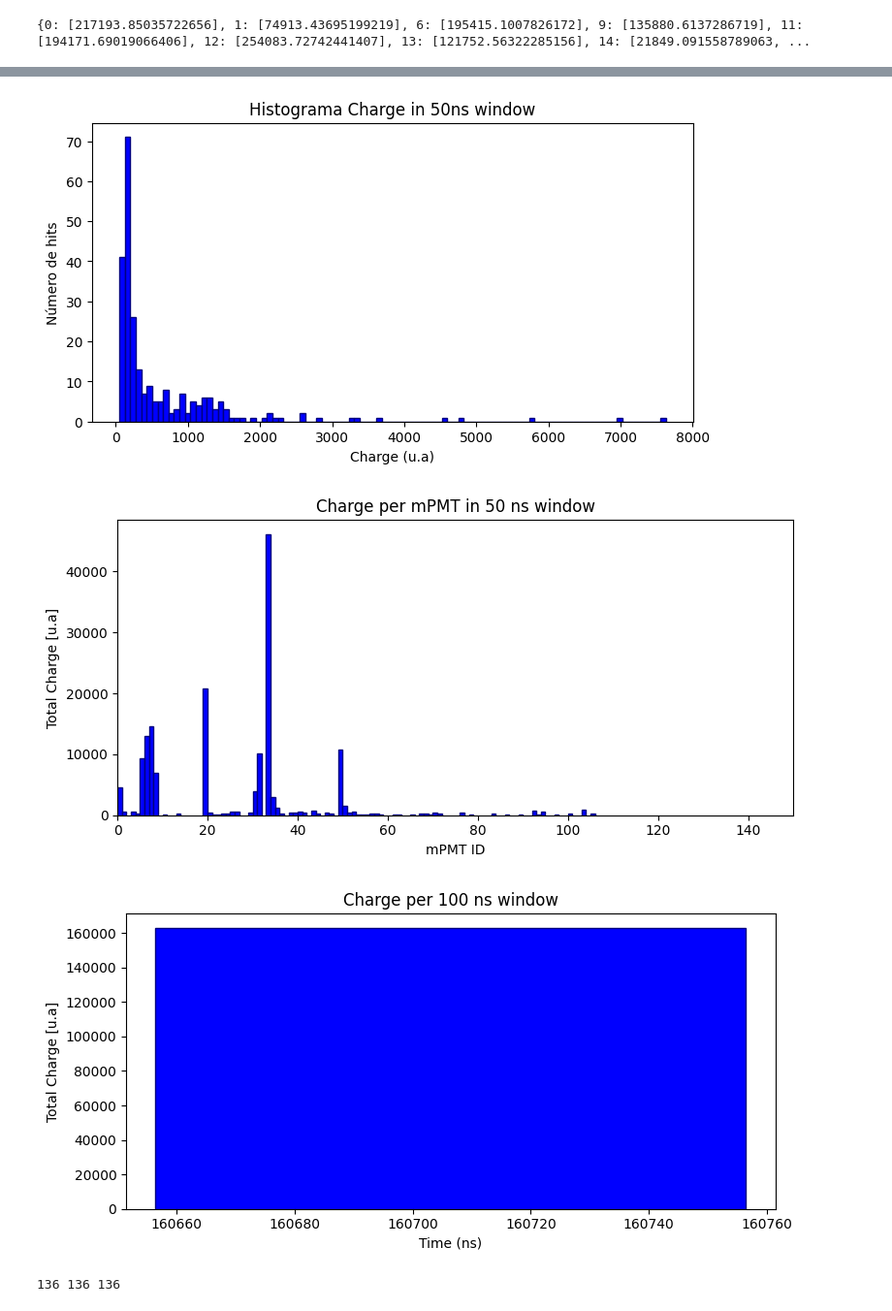
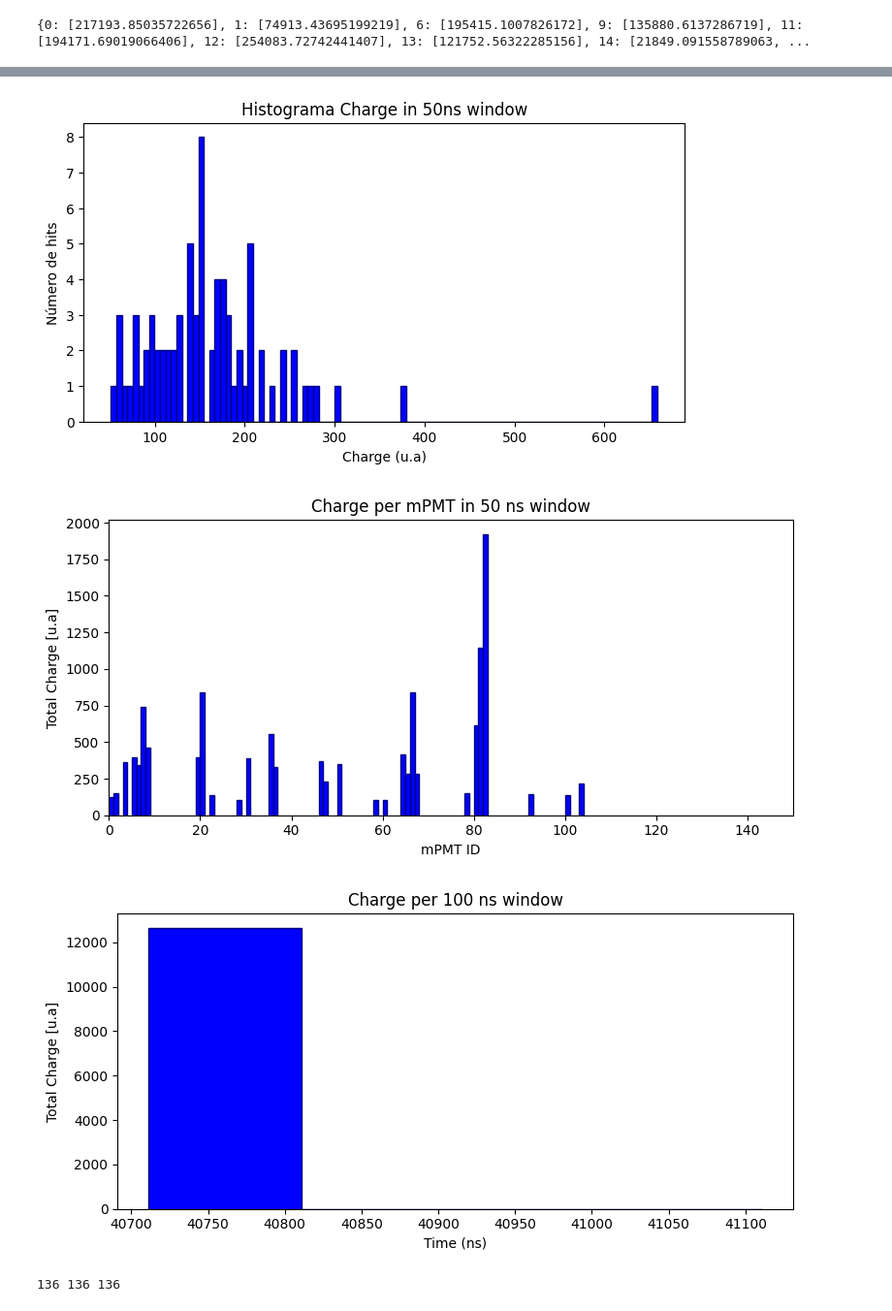
Before and after one commit to halmamol/WCTECoincidence_Analysis, a Jupyter notebook: nHits_count/jupyter_notebooks/spills_second.ipynb, the cells around one changed output, grey strips where cells are left out. Shown at 97% size. Saved outputs shown, nothing was run; the diff lists cells and outputs as text; code cells hidden in the pictures.

```diff
--- a/nHits_count/jupyter_notebooks/spills_second.ipynb
+++ b/nHits_count/jupyter_notebooks/spills_second.ipynb
@@ -132,6 +132,8 @@ en total 3698
 # %%
 trigger_times_half = dict(list(threshold_times.items())[25:40])
 print(trigger_times_half)
+
+trigger_times_half = {2: [40708.97043431913], 16:[131153.89398269335]}
 bin_time = 100
 delta = 10000
 
@@ -191,9 +183,9 @@ print(threshold_times)
 # %% [output]
 {0: [217193.85035722656], 1: [74913.43695199219], 6: [195415.1007826172], 9: [135880.6137286719], 11: [194171.69019066406], 12: [254083.72742441407], 13: [121752.56322285156], 14: [21849.091558789063, ...
 # %%
-t_evento = 160646.69965204532
-event_id = 7
-delta = 100
+t_evento = 40704.26226256926
+event_id = 2
+delta = 400
 
 
 # Leer datos
@@ -246,7 +238,7 @@ charge_branch_event = charge_branch[event_id]
 
 
 # Seleccionamos los índices de los elementos que cumplen la condición
-indices_en_rango = np.where((times_branch_event >= t_min) & (times_branch_event < t_max))[0]
+indices_en_rango = np.where((times_branch_event >= t_min - delta) & (times_branch_event < t_max))[0]
 print(len(times_branch_event[indices_en_rango]))
 mpmt_id = mpmt_id_branch_event[indices_en_rango]
 charge = charge_branch_event[indices_en_rango]
@@ -287,6 +279,6 @@ plt.show()
-[figure, old version]
+[figure, new version]
-[figure, old version]
+[figure, new version]
-[figure, old version]
+[figure, new version]
 # %%
 # Convert to arrays (optional but neat)
 X = np.array(time)     # time
```
Also changed, not shown: parts of 3 cells of this notebook, 5 other files.
